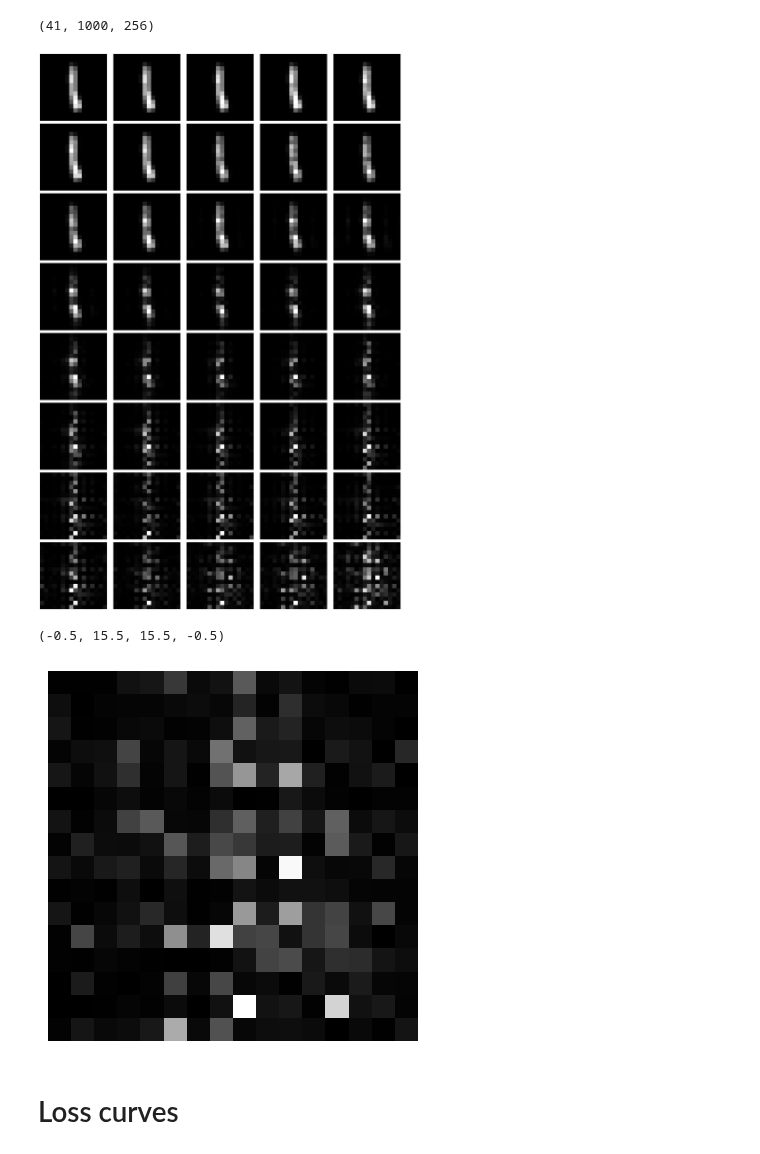
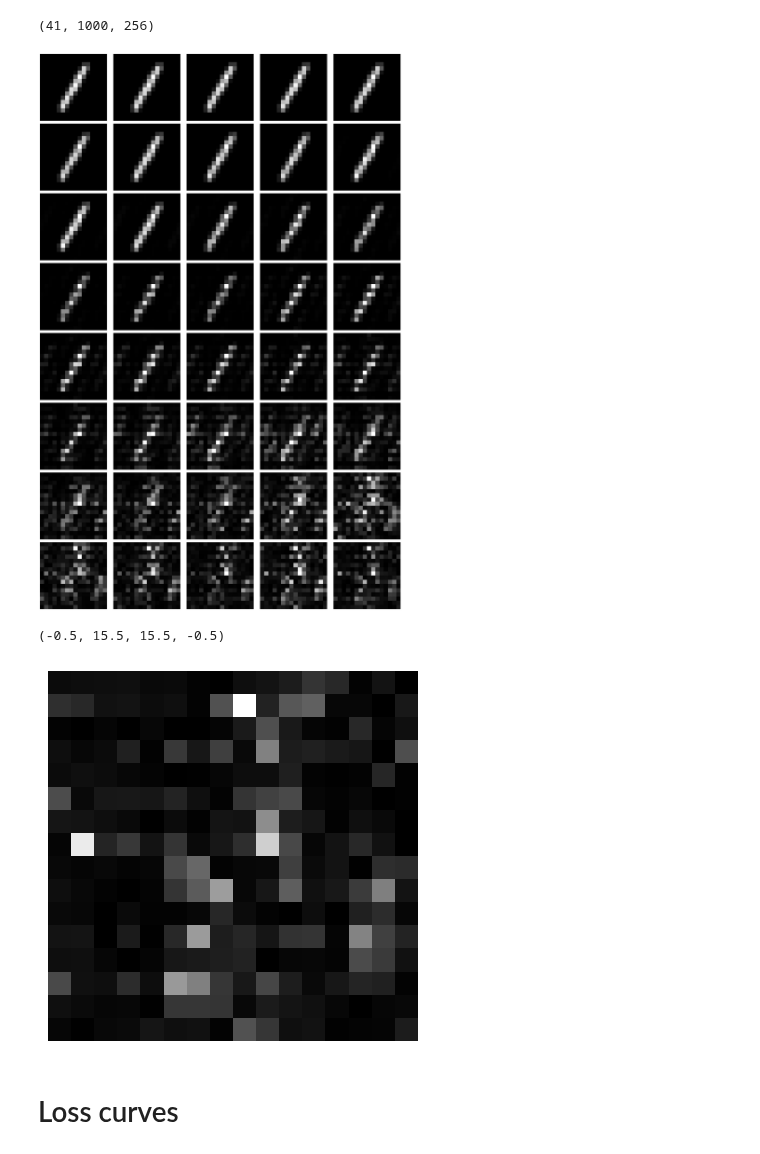
Before and after one commit to alapena/QuantGenMdl, a Jupyter notebook: visualize_denoising_UNet.ipynb, the cells around one changed output. Saved outputs shown, nothing was run; the diff lists cells and outputs as text; code cells hidden in the pictures.

```diff
--- a/visualize_denoising_UNet.ipynb
+++ b/visualize_denoising_UNet.ipynb
@@ -145,7 +141,7 @@ torch.Size([1000, 256])
 torch.Size([1000, 2, 256])
 # %%
 # Plot the evolution of one image
-n = 1 # select a sample
+n = 30 # select a sample
 
 image_dim = int(np.sqrt(n_features))
 rows = 8
@@ -206,36 +202,36 @@ print(noisy_states.shape) # [41, 1000, 256]
 (41, 1000, 256)
 # %%
 # Plot the evolution of one image
-n = 1 # select a sample
+# n = 1 # select a sample
 
 image_dim = int(np.sqrt(n_features))
 rows = 8
 cols = 5
 fig, axs = plt.subplots(rows, cols, figsize=(20,30))
 vmin, vmax = 0, 1
 images = []
 outputs_ts = noisy_states
 for i in tqdm(range(n_timesteps+1)):
     if i == n_timesteps:
         continue
     # Extract the probabilities and convert back to MNIST digits
     state = outputs_ts[i][n]
     probs = (state*state.conj()).real
     probs = probs[:, np.newaxis][:n_features]
     image = probs.reshape(image_dim, image_dim)
 
     # Rescale the probabilities to the range [0,1] (although this should already be the case...)
     norm = 1 / image.max()
     image = image * norm
 
     images.append(image)
 
     axs[i//cols, i%cols].imshow(image, vmin=vmin, vmax=vmax, cmap='gray')
     axs[i//cols, i%cols].axis('off')
 
 plt.tight_layout()
 # %% [output]
-[figure, old version]
+[figure, new version]
 # %%
 # The last step (full noise)
 i = n_timesteps
@@ -253,7 +249,7 @@ plt.imshow(image, vmin=vmin, vmax=vmax, cmap='gray')
 plt.axis('off')
 # %% [output]
 (-0.5, 15.5, 15.5, -0.5)
-[figure, old version]
+[figure, new version]
 # %% [markdown]
 # Loss curves
 # %%
```
Also changed, not shown: parts of 5 cells of this notebook, 2 other files.
